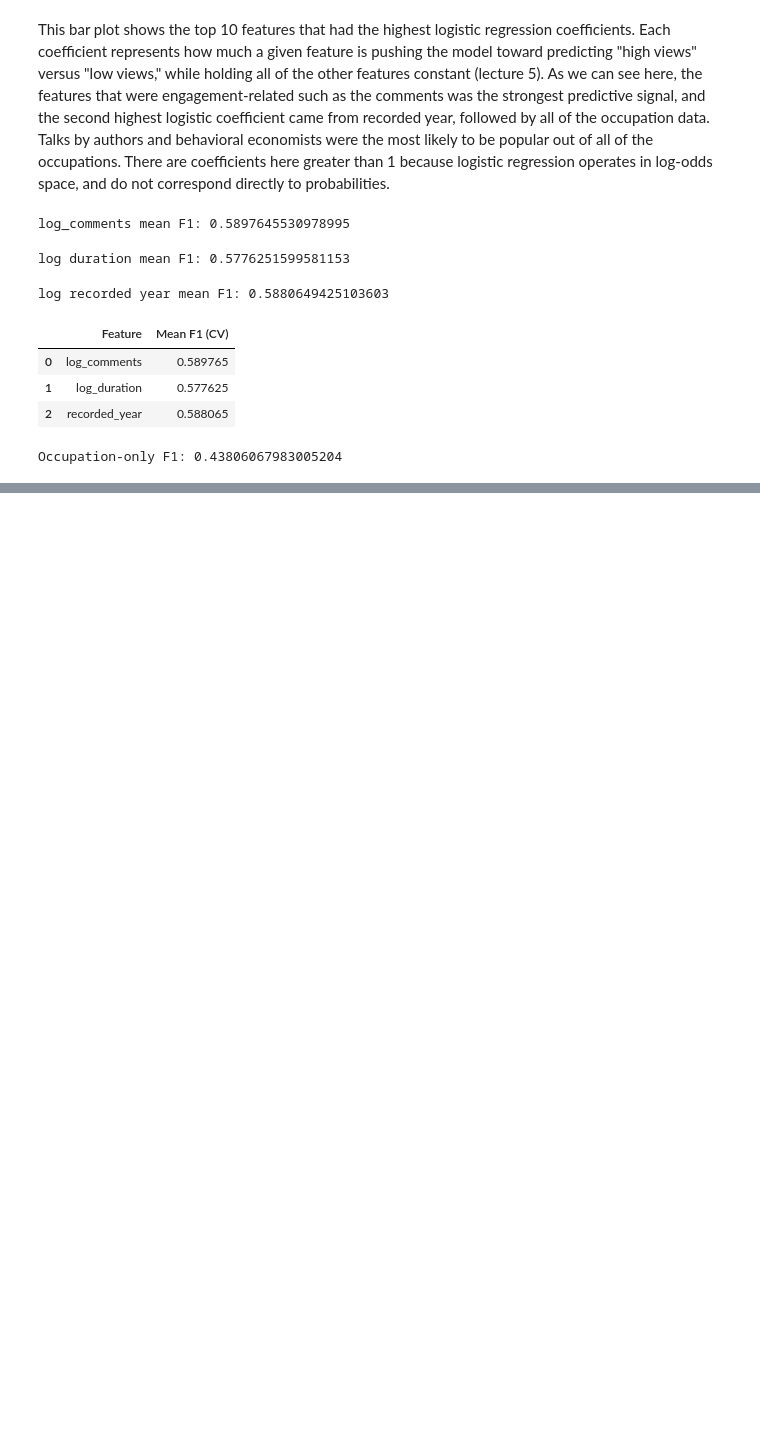
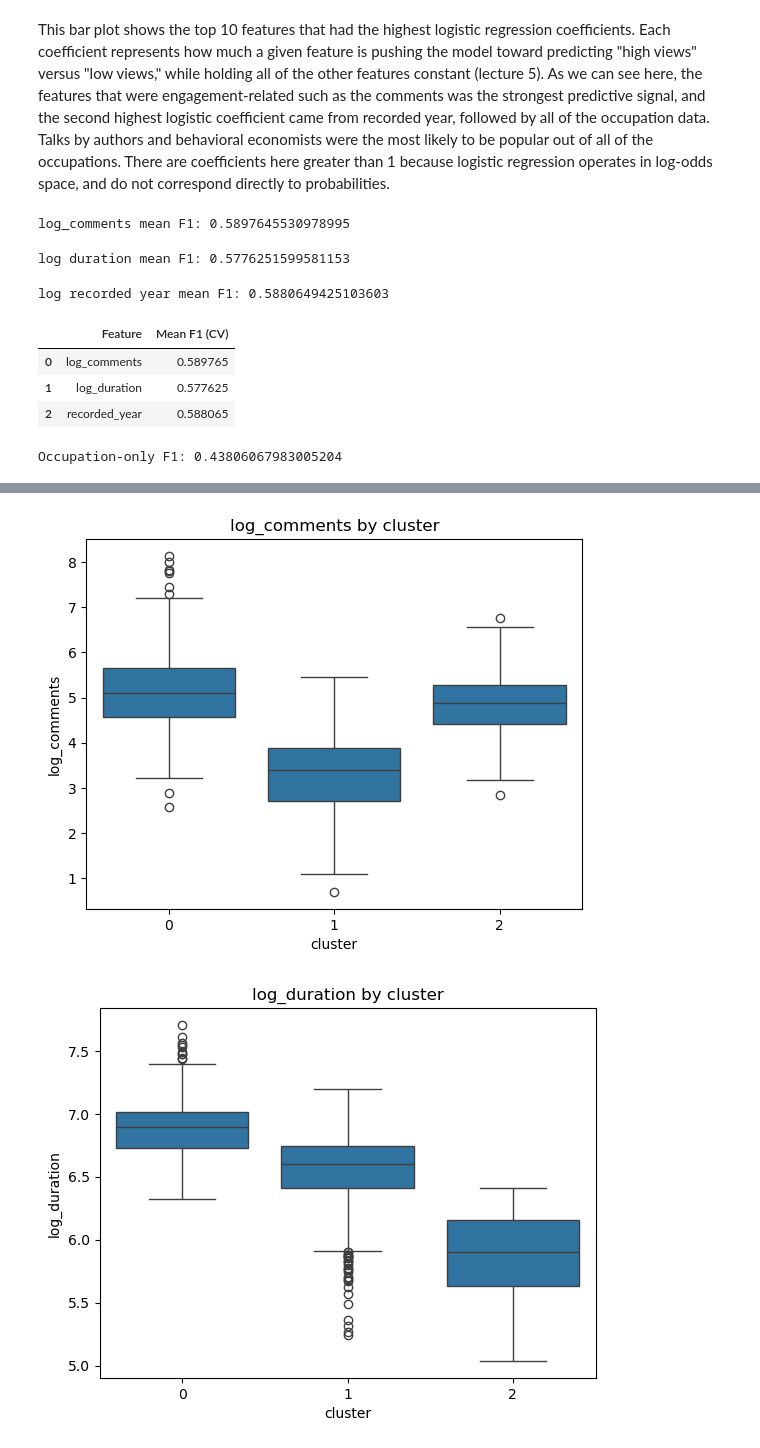
Before and after one commit to kyleenaxin/3350-final, a Jupyter notebook: project.ipynb, the cells around one changed output, grey strips where cells are left out. Drawn from its saved outputs; the diff is of its cells as text; code cells hidden in the pictures; blank space fills up the shorter version.

```diff
--- a/project.ipynb
+++ b/project.ipynb
@@ -383,0 +445,10 @@ Occupation-only F1: 0.43806067983005204
+# %%
+
+#box plot visualization of results
+for col in ["log_comments", "log_duration", "recorded_year"]:
+    sns.boxplot(x="cluster", y=col, data=df)
+    plt.title(f"{col} by cluster")
+    plt.show()
+# %% [output]
+[figure, added]
+[figure, added]
```
Also changed, not shown: parts of 6 cells of this notebook.
